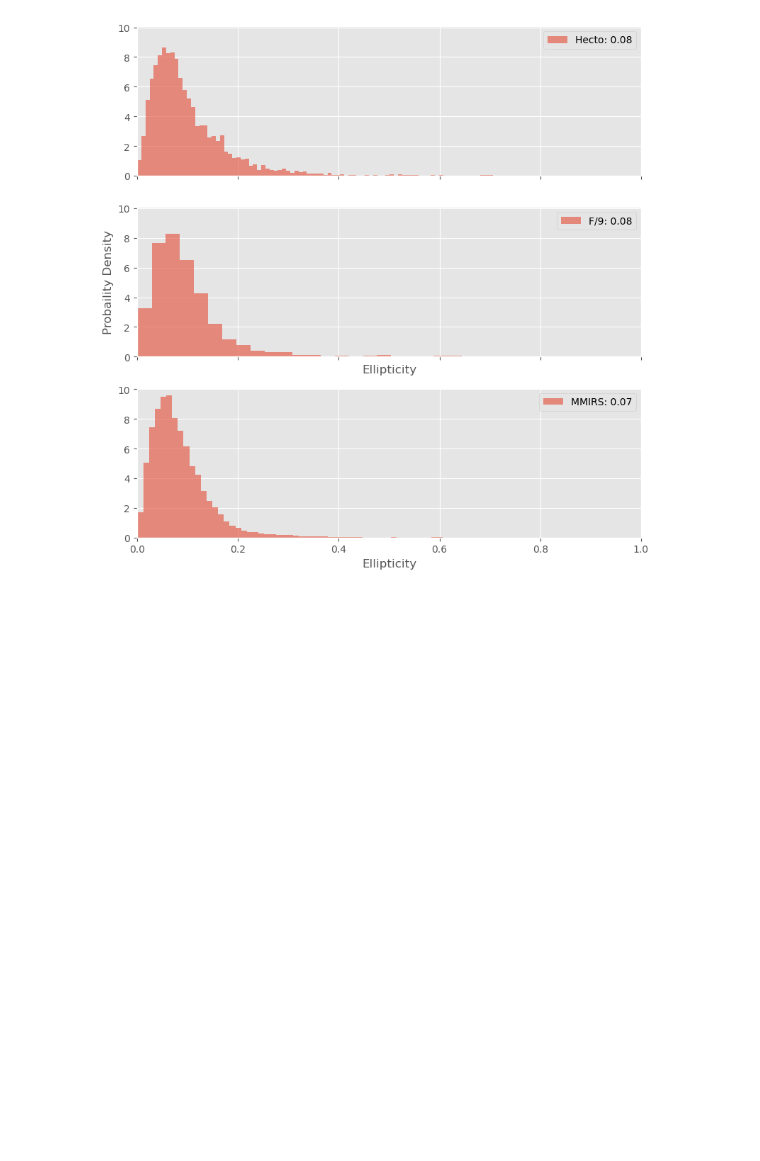
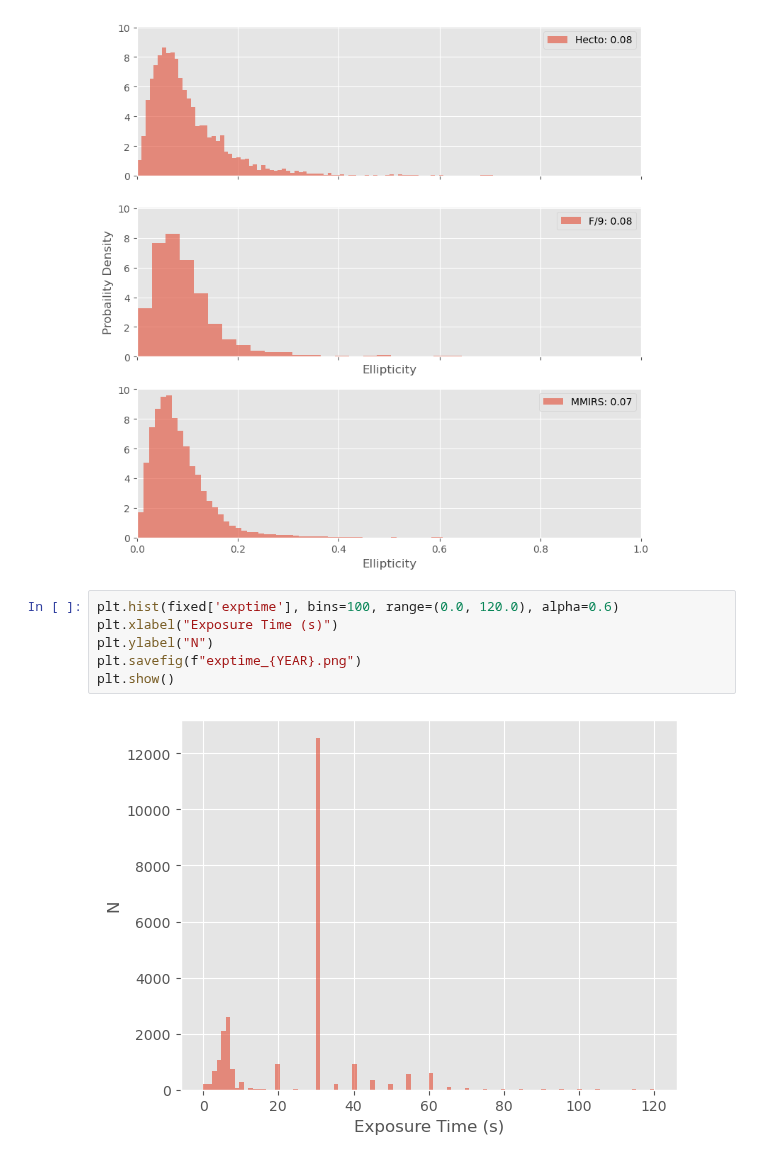
Before and after one commit to MMTObservatory/seeing_analysis, a Jupyter notebook: Seeing_2016.ipynb, the cells around one changed output. Saved outputs shown, nothing was run; the diff lists cells and outputs as text; blank space fills up the shorter version.

Commit message:
make histograms of exposure times for 2015-2017 data

```diff
--- a/Seeing_2016.ipynb
+++ b/Seeing_2016.ipynb
@@ -340,3 +340,11 @@ with plt.style.context('ggplot', after_reset=False):
     plt.show()
 # %% [output]
 [figure]
+# %%
+plt.hist(fixed['exptime'], bins=100, range=(0.0, 120.0), alpha=0.6)
+plt.xlabel("Exposure Time (s)")
+plt.ylabel("N")
+plt.savefig(f"exptime_{YEAR}.png")
+plt.show()
+# %% [output]
+[figure, added]
```
Also changed, not shown: 5 other files.
